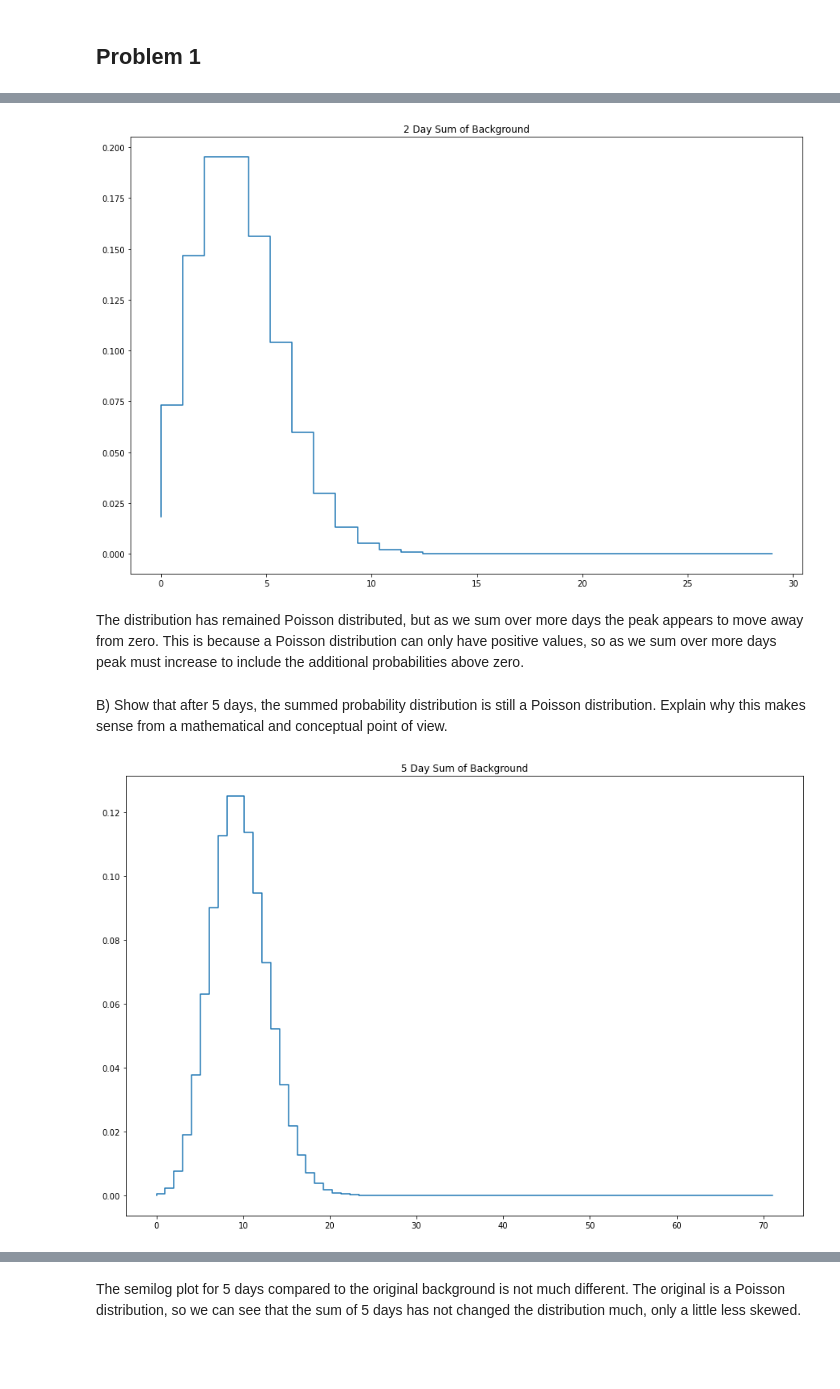
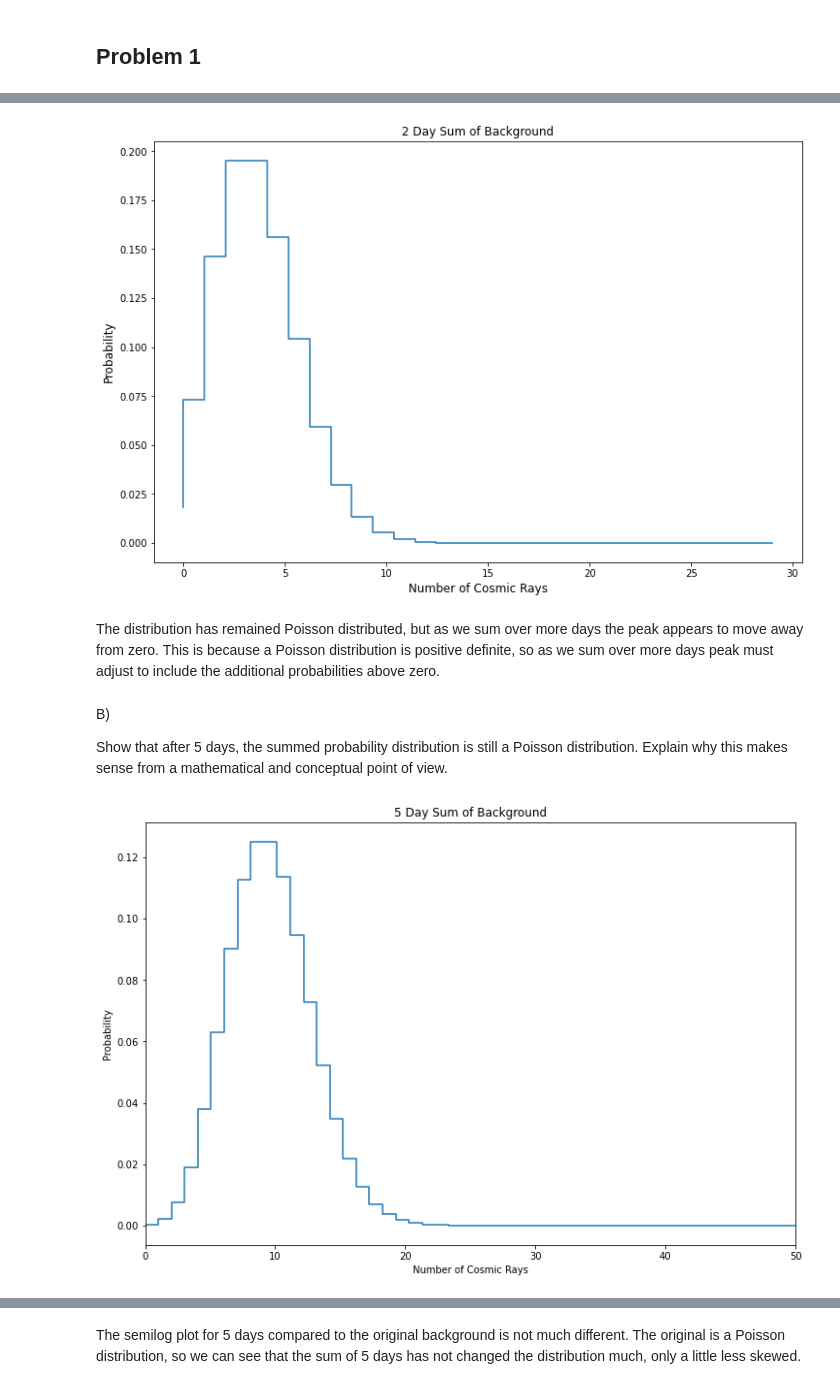
Before and after one commit to ciaramw0/phys434, a Jupyter notebook: Lab_2.ipynb, the cells around one changed output, grey strips where cells are left out. Drawn from its saved outputs; the diff is of its cells as text; code cells hidden in the pictures; blank space fills up the shorter version.

```diff
--- a/Lab_2.ipynb
+++ b/Lab_2.ipynb
@@ -8,7 +8,7 @@ import scipy
 from scipy import stats
 import matplotlib
 import matplotlib.pyplot as plt
-plt.rcParams["figure.figsize"] = (15,10)
+plt.rcParams["figure.figsize"] = (12, 8)
 # %% [markdown]
 ## Problem 1
 # %% [markdown]
@@ -43,20 +46,27 @@ sum_bg = mult_conv(avg_crb, 1)
 x_2 = np.linspace(0, len(sum_bg), len(sum_bg))
 plt.step(x_2, sum_bg)
 plt.title('2 Day Sum of Background')
+plt.xlabel('Number of Cosmic Rays', fontsize = 12)
+plt.ylabel('Probability', fontsize = 12)
 plt.show()
 # %% [output]
-[figure, old version]
+[figure, new version]
 # %% [markdown]
-The distribution has remained Poisson distributed, but as we sum over more days the peak appears to move away from zero. This is because a Poisson distribution can only have positive values, so as we sum over more days peak must increase to include the additional probabilities above zero.
+The distribution has remained Poisson distributed, but as we sum over more days the peak appears to move away from zero. This is because a Poisson distribution is positive definite, so as we sum over more days peak must adjust to include the additional probabilities above zero.
 # %% [markdown]
-B) Show that after 5 days, the summed probability distribution is still a Poisson distribution. Explain why this makes sense from a mathematical and conceptual point of view.
+B)
+
+Show that after 5 days, the summed probability distribution is still a Poisson distribution. Explain why this makes sense from a mathematical and conceptual point of view.
 # %%
 sum_5 = mult_conv(avg_crb, 5)
 size = len(sum_5)
 x_5 = np.linspace(0, size, size)
 plt.step(x_5, sum_5)
 plt.title('5 Day Sum of Background')
+plt.xlabel('Number of Cosmic Rays')
+plt.ylabel('Probability')
+plt.xlim([0, 50])
 plt.show()
 # %% [output]
-[figure, old version]
+[figure, new version]
 # %% [markdown]
```
Also changed, not shown: parts of 39 cells of this notebook.
